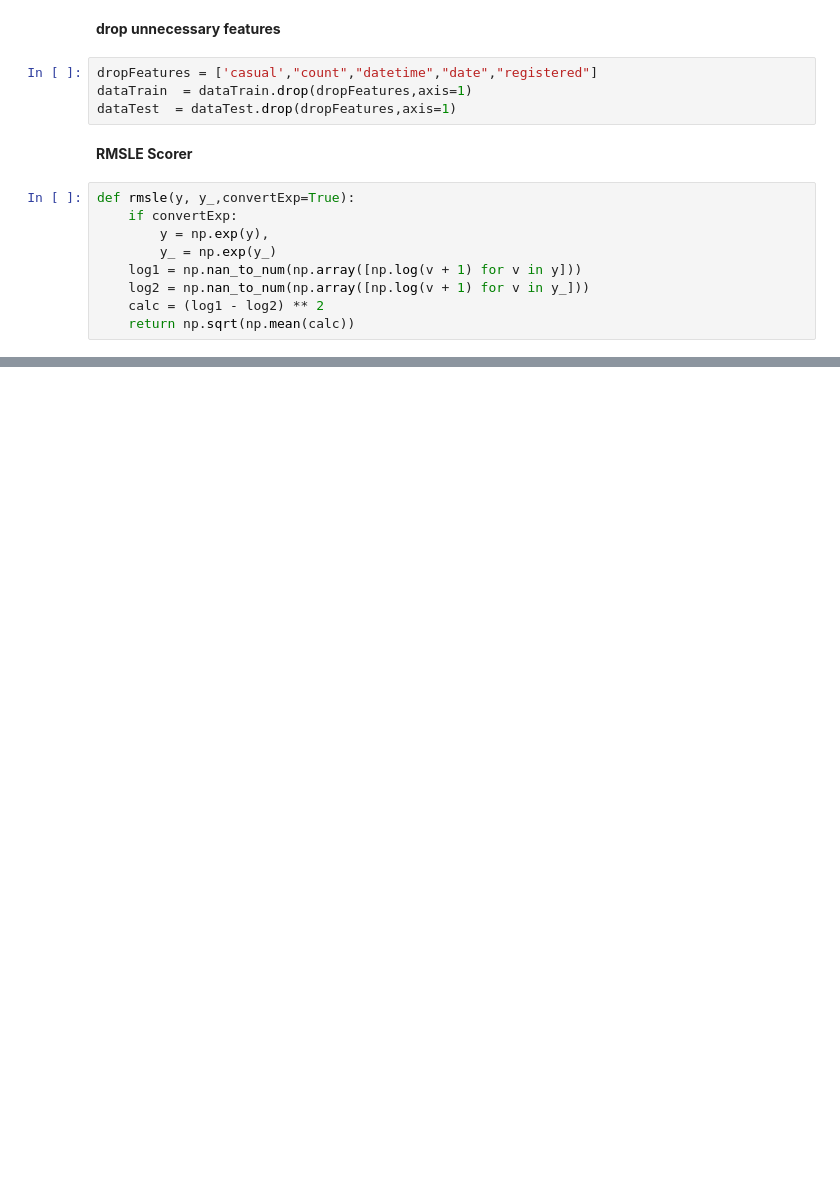
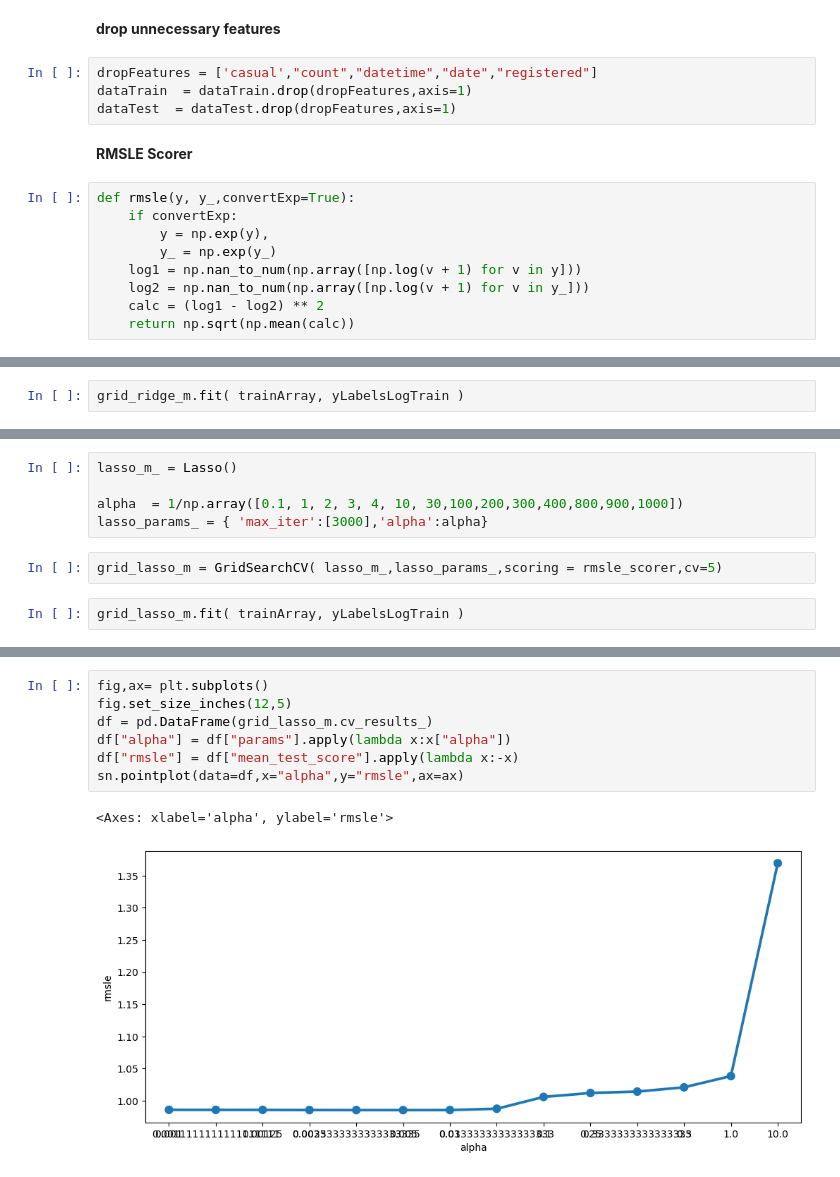
Before and after one commit to yuki172/bike-sharing-demand, a Jupyter notebook: main.ipynb, the cells around one changed output, grey strips where cells are left out. Cells and saved outputs as stored; diff of their text form; blank space fills up the shorter version.

```diff
--- a/main.ipynb
+++ b/main.ipynb
@@ -380,0 +363,2 @@ df.head()
+# %%
+grid_ridge_m.fit( trainArray, yLabelsLogTrain )
@@ -380,0 +397,9 @@ df.head()
+# %%
+lasso_m_ = Lasso()
+
+alpha  = 1/np.array([0.1, 1, 2, 3, 4, 10, 30,100,200,300,400,800,900,1000])
+lasso_params_ = { 'max_iter':[3000],'alpha':alpha}
+# %%
+grid_lasso_m = GridSearchCV( lasso_m_,lasso_params_,scoring = rmsle_scorer,cv=5)
+# %%
+grid_lasso_m.fit( trainArray, yLabelsLogTrain )
@@ -380,0 +421,10 @@ df.head()
+# %%
+fig,ax= plt.subplots()
+fig.set_size_inches(12,5)
+df = pd.DataFrame(grid_lasso_m.cv_results_)
+df["alpha"] = df["params"].apply(lambda x:x["alpha"])
+df["rmsle"] = df["mean_test_score"].apply(lambda x:-x)
+sn.pointplot(data=df,x="alpha",y="rmsle",ax=ax)
+# %% [output]
+<Axes: xlabel='alpha', ylabel='rmsle'>
+[figure, added]
```
Also changed, not shown: parts of 45 cells of this notebook.
